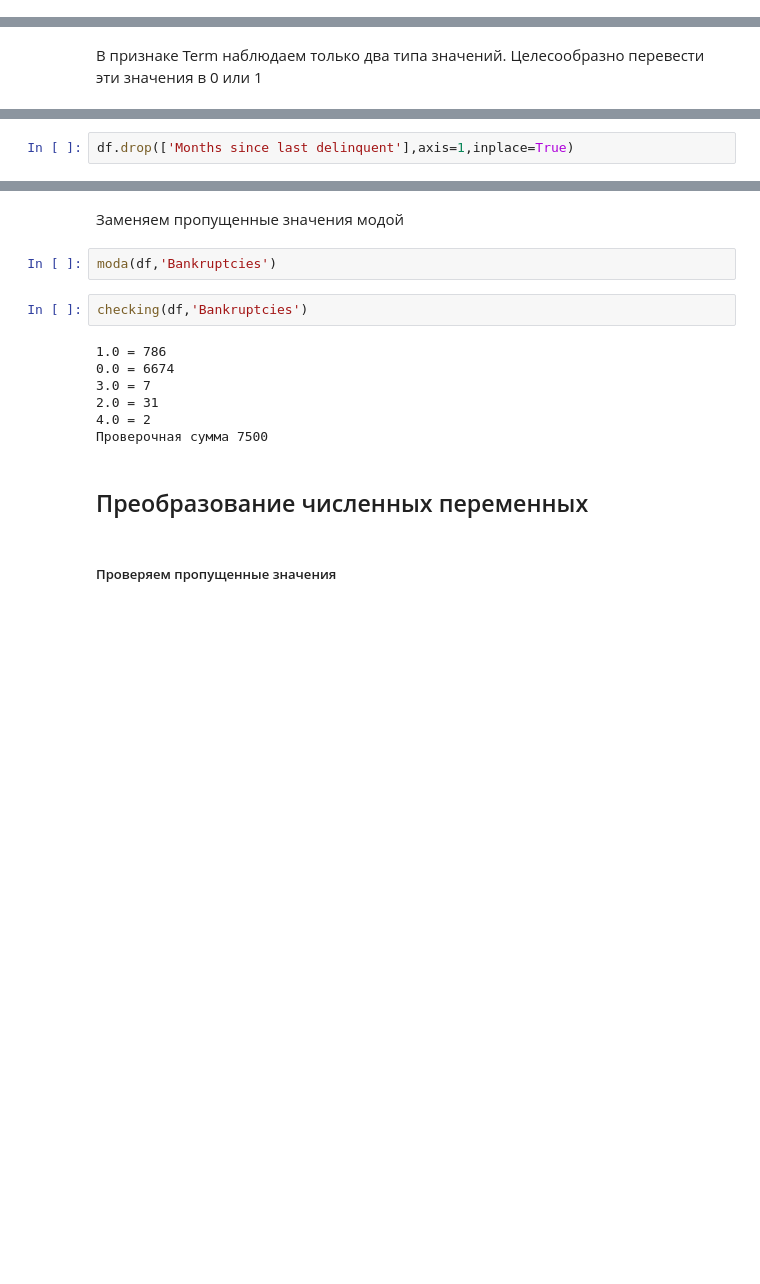
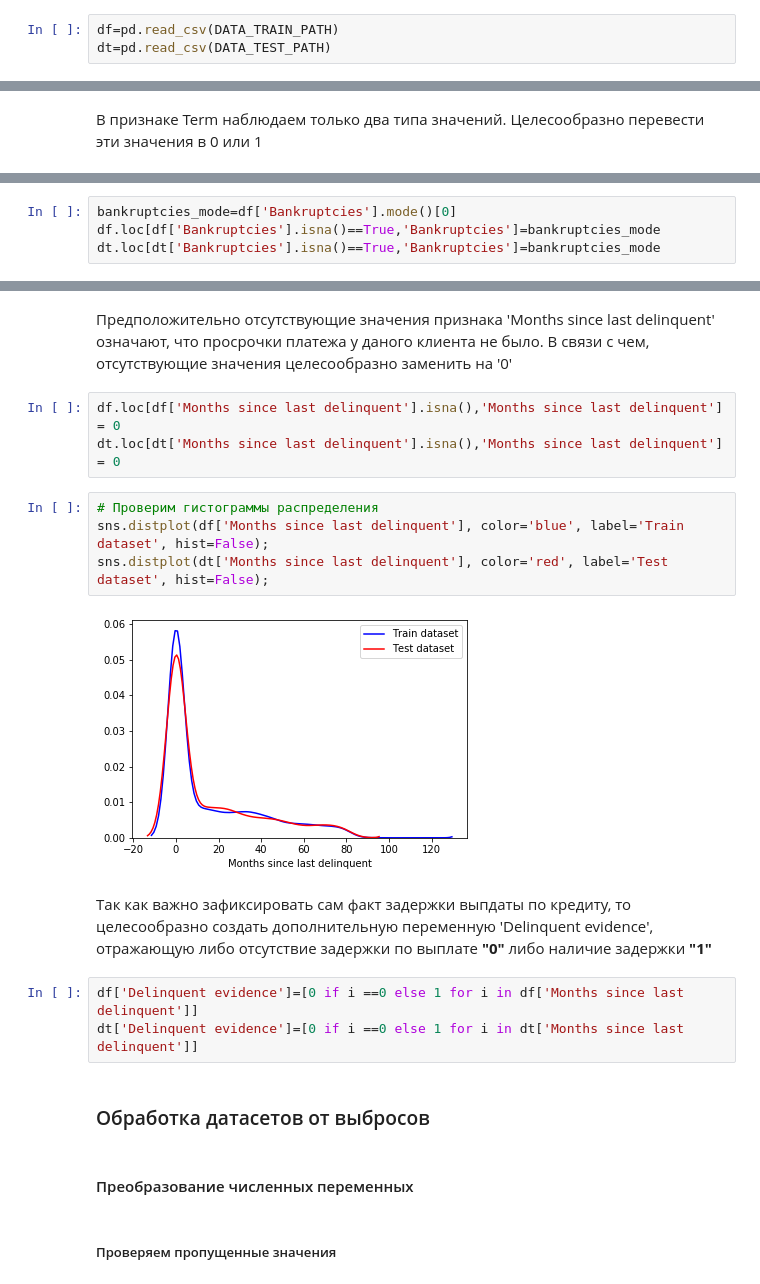
Before and after one commit to dmitarint/Python-for-Data-Science-2, a Jupyter notebook: DSizov_predictions.ipynb, the cells around one changed output, grey strips where cells are left out. Saved outputs shown, nothing was run; the diff lists cells and outputs as text; blank space fills up the shorter version.

```diff
--- a/DSizov_predictions.ipynb
+++ b/DSizov_predictions.ipynb
@@ -418,0 +165,3 @@ Long Term = 1944
+# %%
+df=pd.read_csv(DATA_TRAIN_PATH)
+dt=pd.read_csv(DATA_TEST_PATH)
@@ -432 +275,5 @@ checking(df,'Term')
+# %%
+bankruptcies_mode=df['Bankruptcies'].mode()[0]
+df.loc[df['Bankruptcies'].isna()==True,'Bankruptcies']=bankruptcies_mode
+dt.loc[dt['Bankruptcies'].isna()==True,'Bankruptcies']=bankruptcies_mode
 # %% [markdown]
@@ -454,2 +289,0 @@ Name: Months since last delinquent, dtype: float64
-# %%
-df.drop(['Months since last delinquent'],axis=1,inplace=True)
@@ -472,17 +290,22 @@ nan = 0
-# %% [markdown]
-Заменяем пропущенные значения модой
-# %%
-moda(df,'Bankruptcies')
-# %%
-checking(df,'Bankruptcies')
-# %% [output]
-1.0 = 786
-0.0 = 6674
-3.0 = 7
-2.0 = 31
-4.0 = 2
-Проверочная сумма 7500
+# %% [markdown]
+Предположительно отсутствующие значения признака 'Months since last delinquent' означают, что просрочки платежа у даного клиента не было. В связи с чем, отсутствующие значения целесообразно заменить на '0'
+# %%
+df.loc[df['Months since last delinquent'].isna(),'Months since last delinquent'] = 0
+dt.loc[dt['Months since last delinquent'].isna(),'Months since last delinquent'] = 0
+# %%
+# Проверим гистограммы распределения
+sns.distplot(df['Months since last delinquent'], color='blue', label='Train dataset', hist=False);
+sns.distplot(dt['Months since last delinquent'], color='red', label='Test dataset', hist=False);
+# %% [output]
+[figure, added]
+# %% [markdown]
+Так как важно зафиксировать сам факт задержки выпдаты по кредиту, то целесообразно создать дополнительную переменную 'Delinquent evidence', отражающую либо отсутствие задержки по выплате **"0"** либо наличие задержки **"1"**
+# %%
+df['Delinquent evidence']=[0 if i ==0 else 1 for i in df['Months since last delinquent']]
+dt['Delinquent evidence']=[0 if i ==0 else 1 for i in dt['Months since last delinquent']]
+# %% [markdown]
+### Обработка датасетов от выбросов
 # %% [markdown]
-## Преобразование численных переменных
+#### Преобразование численных переменных
 # %% [markdown]
 ##### Проверяем пропущенные значения
```
Also changed, not shown: parts of 321 cells of this notebook, 1 other file.
